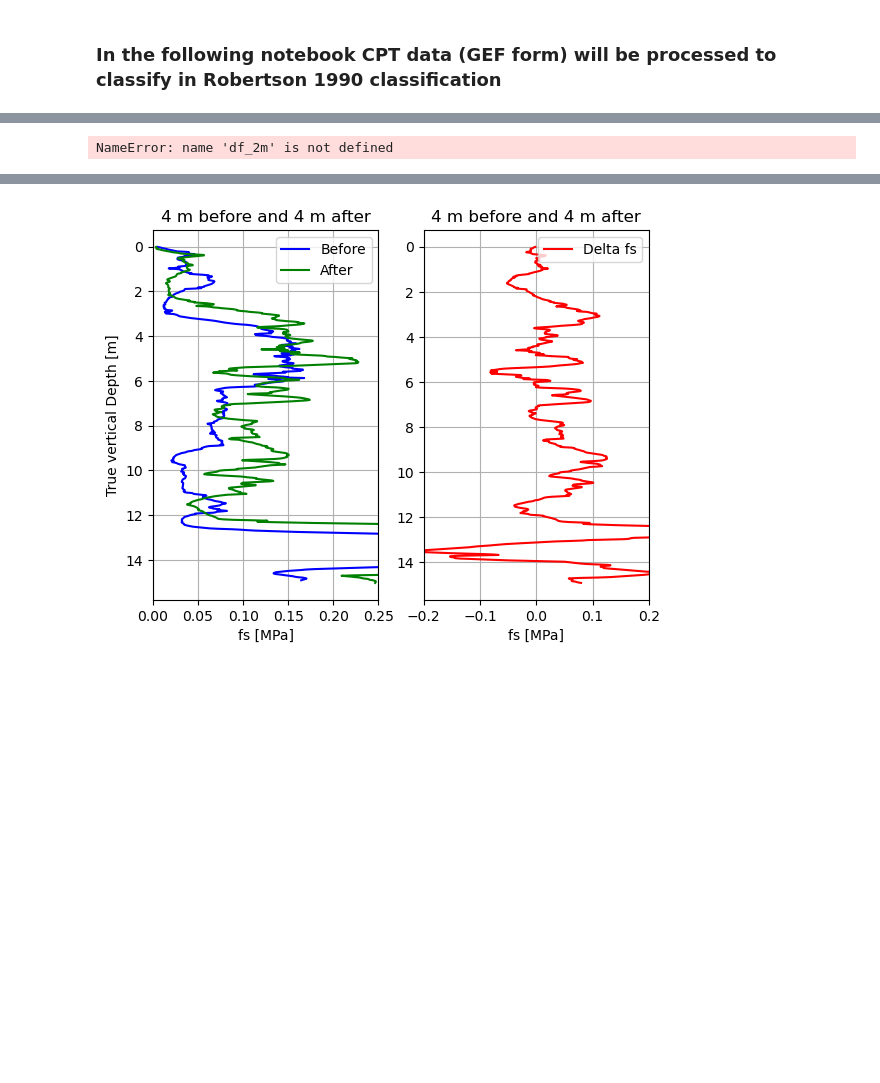
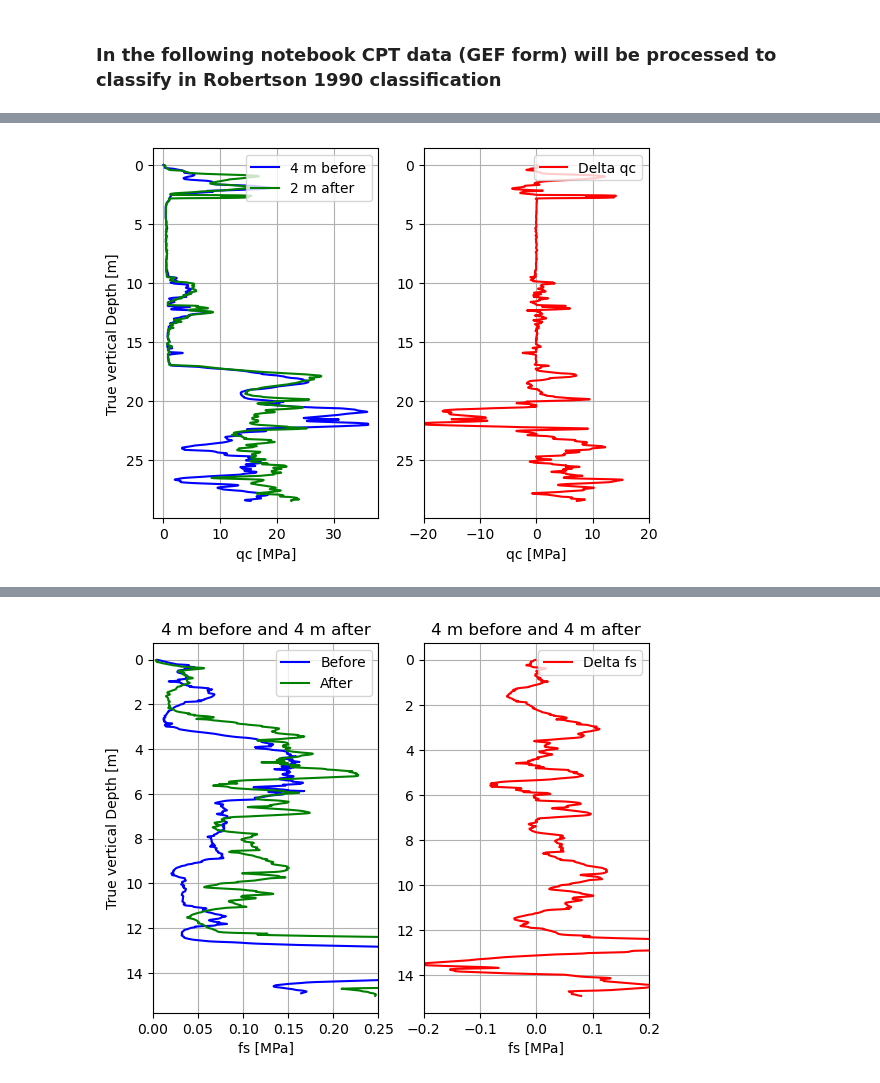
Before and after one commit to AJGoest/CPT_Analysis, a Jupyter notebook: lengkeek_vs_code/CPT_analysis.ipynb, the cells around one changed output, grey strips where cells are left out. Drawn from its saved outputs; the diff is of its cells as text; code cells hidden in the pictures; blank space fills up the shorter version.

```diff
--- a/lengkeek_vs_code/CPT_analysis.ipynb
+++ b/lengkeek_vs_code/CPT_analysis.ipynb
@@ -395,28 +400,28 @@ CPT Data Before and After Drilling
 # %%
 # measurement 2 m before and 2 m after away from borehole
-df_2m_trim, df_4m_a_trim = trim_to_shortest(df_2m, df_4m_a)
-df_2m_a_trim, df_2m_a_trim = trim_to_shortest(df_2m_a, df_2m_a)
+# df_2m_trim, df_4m_a_trim = trim_to_shortest(df_2m, df_2m)
+df_4m_trim, df_2m_a_trim = trim_to_shortest(df_4m, df_2m_a)
 
 plt.subplot(1,2,1)
-plt.plot(df_2m_trim['qc'], df_2m_trim['corrected depth'], label='2 m before', color='blue')
-plt.plot(df_4m_a_trim['qc'], df_4m_a_trim['corrected depth'], label='4 m after', color='green')
-plt.legend()
-plt.title('4 m before and 4 m after')
+plt.plot(df_4m_trim['qc'], df_4m_trim['corrected depth'], label='4 m before', color='blue')
+plt.plot(df_2m_a_trim['qc'], df_2m_a_trim['corrected depth'], label='2 m after', color='green')
+plt.legend(loc='upper right')
+# plt.title('4 m before and 4 m after')
 plt.xlabel('qc [MPa]')
 plt.ylabel('True vertical Depth [m]')
 plt.gca().invert_yaxis()
 plt.grid()
 
 plt.subplot(1,2,2)
-delta4m_a_qc = df_4m_a_trim['qc'] - df_4m_trim['qc']
-plt.plot(delta4m_a_qc, df_4m_a_trim['corrected depth'], label='Delta qc', color='red')
+delta4m_a_qc = df_2m_a_trim['qc'] - df_4m_trim['qc']
+plt.plot(delta4m_a_qc, df_2m_a_trim['corrected depth'], label='Delta qc', color='red')
 plt.legend(loc='upper right')
-plt.title('4 m before and 4 m after')
+# plt.title('4 m before and 4 m after')
 plt.xlabel('qc [MPa]')
 plt.xlim(-20, 20)
 plt.gca().invert_yaxis()
 plt.grid()
 # %% [output]
-NameError: name 'df_2m' is not defined
+[figure, added]
 # %%
 print("sleeve friction before and after drilling")
```
Also changed, not shown: parts of 5 cells of this notebook, 15 other files.
